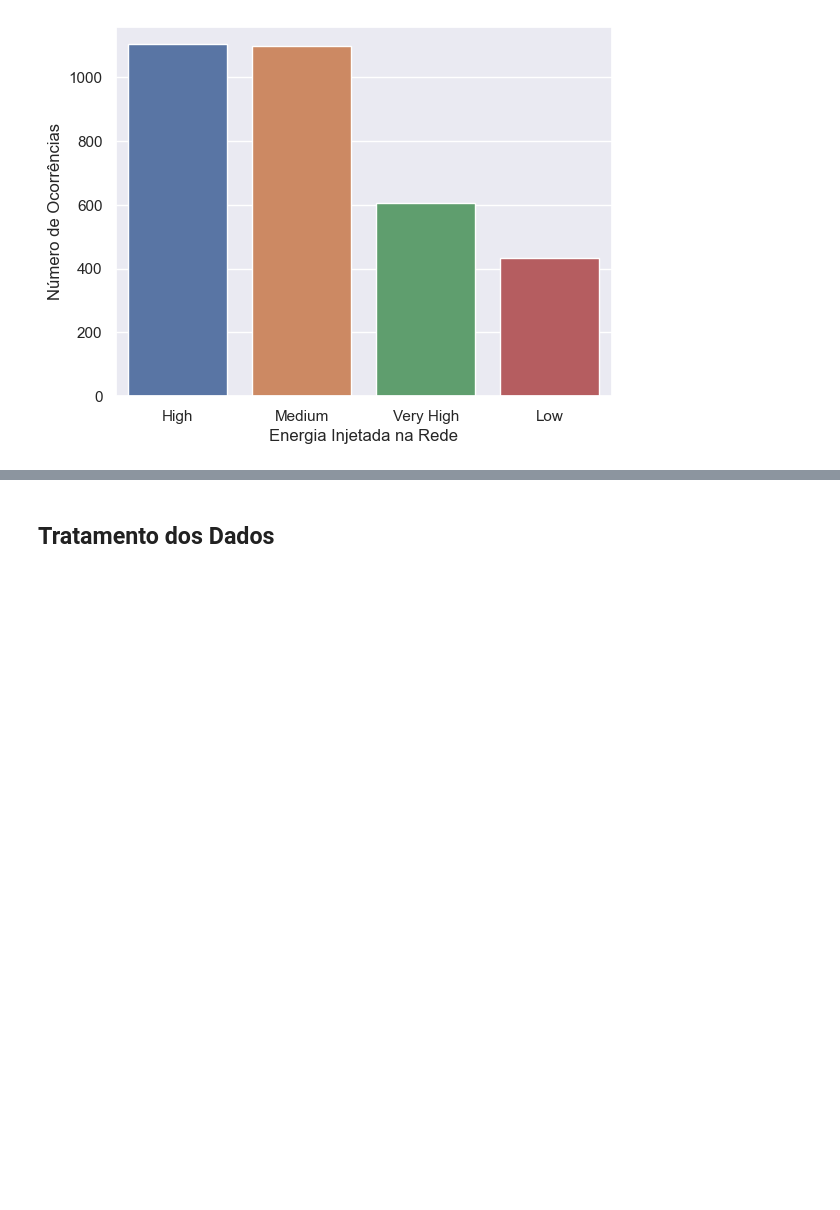
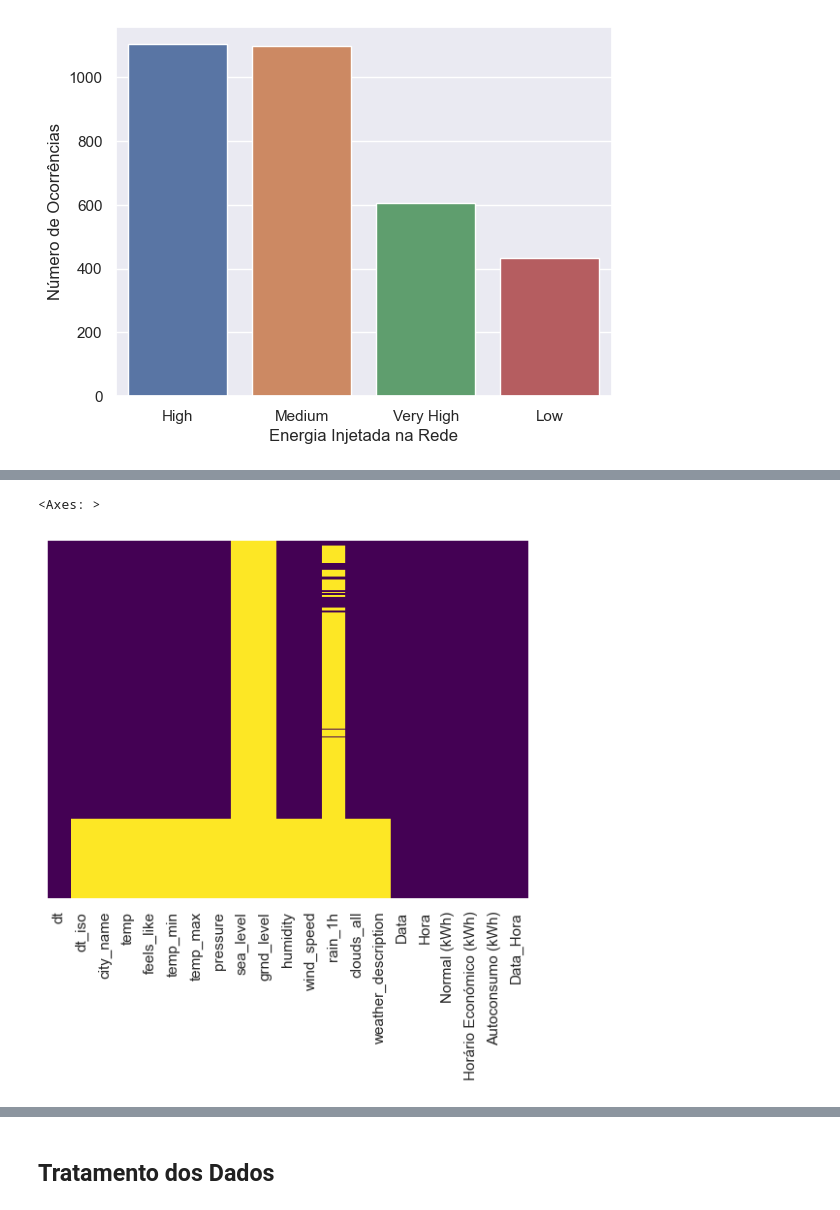
Before and after one commit to rafa2002/DAA-2324, a Jupyter notebook: Energy.ipynb, the cells around one changed output, grey strips where cells are left out. Drawn from its saved outputs; the diff is of its cells as text; code cells hidden in the pictures; blank space fills up the shorter version.

```diff
--- a/Energy.ipynb
+++ b/Energy.ipynb
@@ -33,8 +33,9 @@ energia_2021 = pd.read_csv('./competition/energia_202109-202112.csv')
 energia_2022 = pd.read_csv('./competition/energia_202201-202212.csv')
 meteo_2021 = pd.read_csv('./competition/meteo_202109-202112.csv')
 meteo_2022 = pd.read_csv('./competition/meteo_202201-202212.csv')
-teste_meteo_2023 = pd.read_csv('./competition/meteo_202301-202304.csv')
-teste_energia_2023 = pd.read_csv('./competition/energia_202301-202304.csv')
+
+teste_energia = pd.read_csv('./competition/energia_202301-202304.csv')
+teste_meteo = pd.read_csv('./competition/meteo_202301-202304.csv')
 # %% [markdown]
 ## Análise dos Dados
 # %% [markdown]
@@ -381,0 +441,3 @@ e_m.describe()
+# %%
+teste_energia['Data_Hora'] = teste_energia['Data'] + ":" + teste_energia['Hora'].astype(str)
+teste_energia.head()
@@ -381,0 +451,3 @@ e_m.describe()
+# %%
+teste_energia['dt'] = teste_energia['Data_Hora'].apply(lambda x: pd.to_datetime(x,format='%Y-%m-%d:%H').timestamp()).astype('int64')
+teste_energia.head()
@@ -381,0 +461,2 @@ e_m.describe()
+# %%
+teste = pd.merge(teste_meteo, teste_energia, how="outer", on= 'dt')
@@ -381,0 +515,5 @@ e_m.describe()
+# %%
+sns.heatmap(teste.isnull(),yticklabels=False,cbar=False,cmap='viridis')
+# %% [output]
+<Axes: >
+[figure, added]
```
Also changed, not shown: parts of 85 cells of this notebook.
